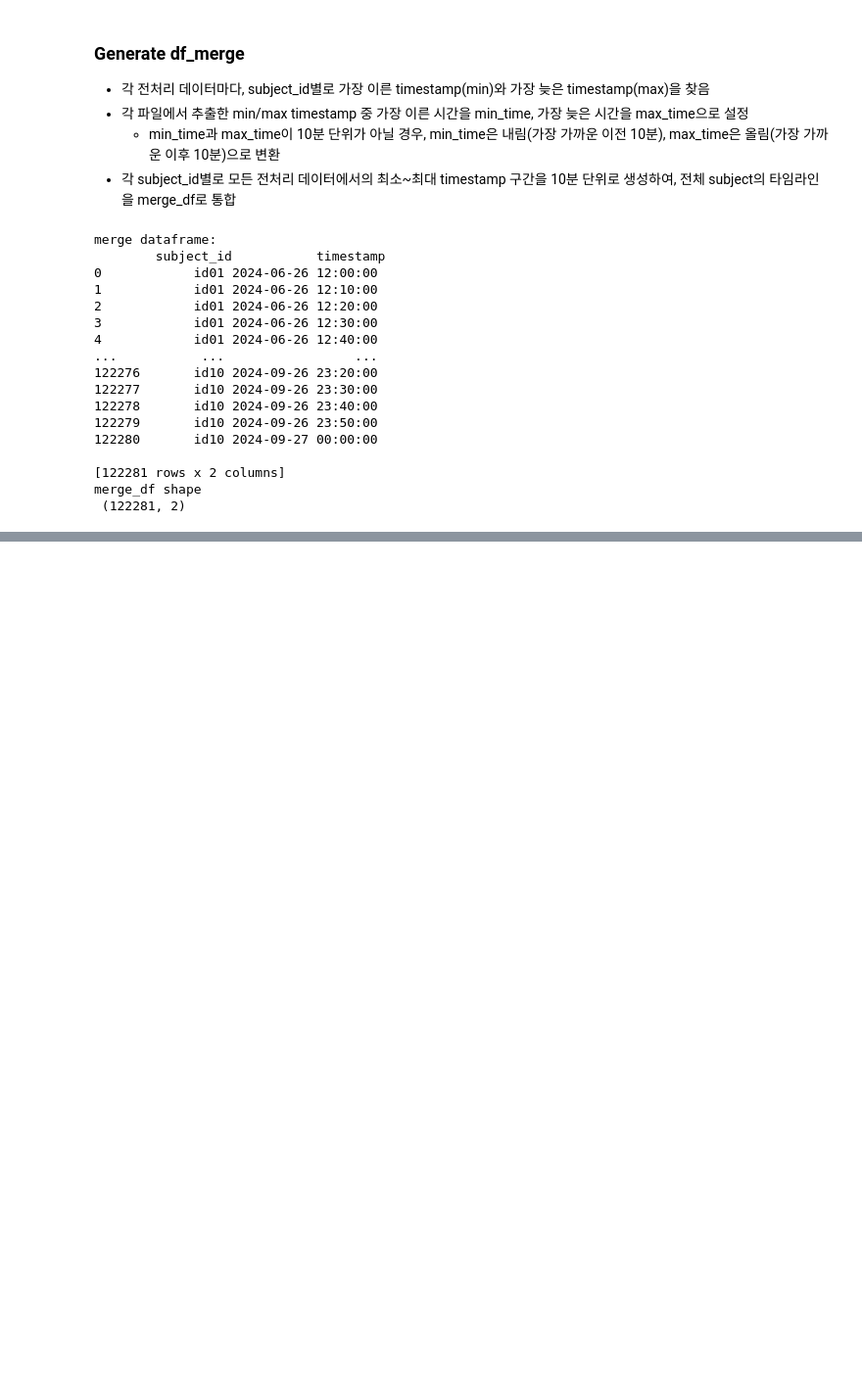
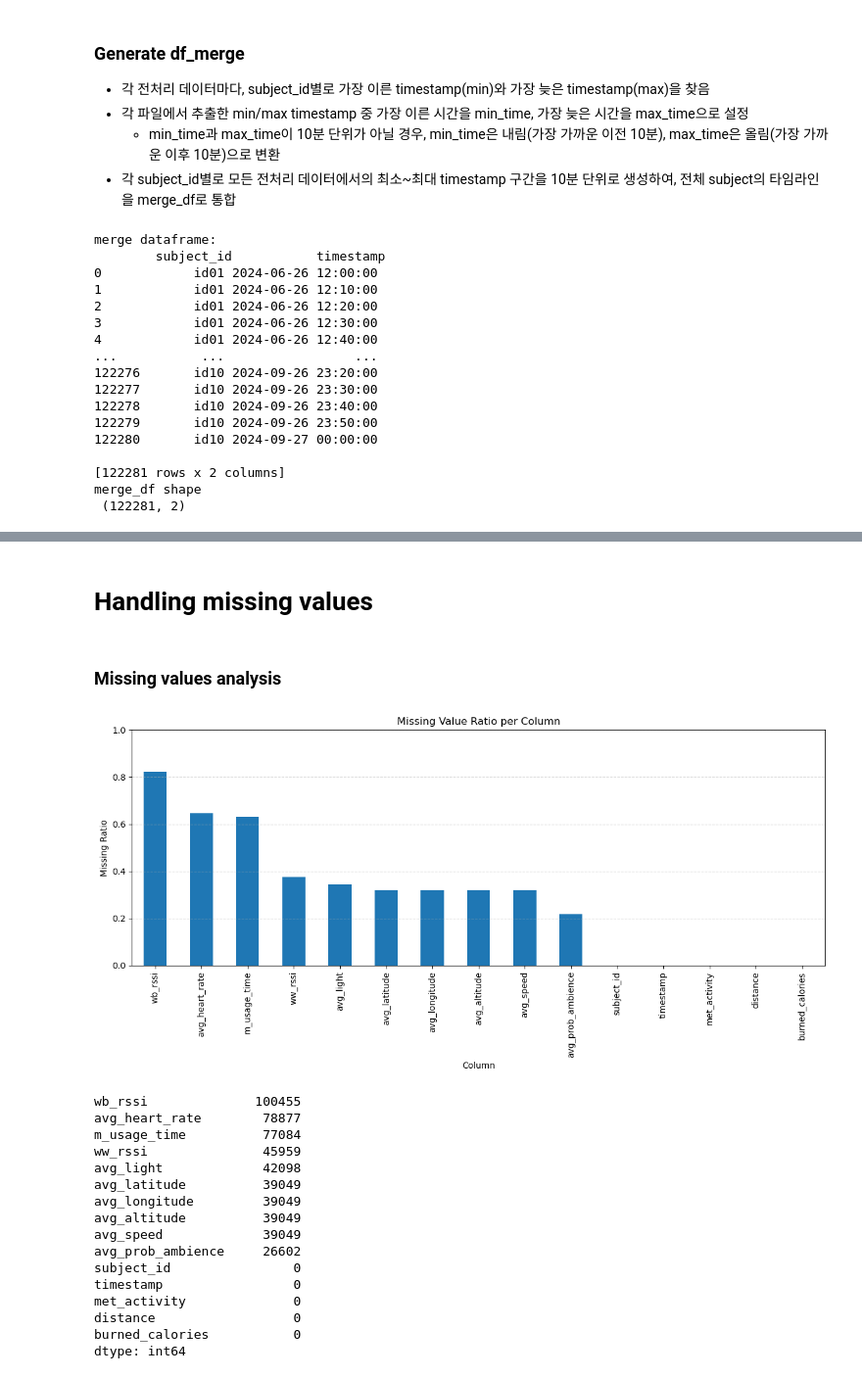
Before and after one commit to migreeni/ETRI_DS, a Jupyter notebook: Preprocess/Data_preprocess.ipynb, the cells around one changed output, grey strips where cells are left out. Shown at 98% size. Cells and saved outputs as stored; diff of their text form; code cells hidden in the pictures; blank space fills up the shorter version.

Commit message:
Data preprocess complete. zero missing values

```diff
--- a/Preprocess/Data_preprocess.ipynb
+++ b/Preprocess/Data_preprocess.ipynb
@@ -724,0 +820,39 @@ print(merge_df.head(20))
+# %% [markdown]
+# Handling missing values
+# %% [markdown]
+### Missing values analysis
+# %%
+# Missing value analysis
+missing_ratio = merge_df.isnull().mean()
+
+# Graphical representation of missing values
+plt.figure(figsize=(12, 6))
+missing_ratio.sort_values(ascending=False).plot(kind='bar')
+plt.title('Missing Value Ratio per Column')
+plt.ylabel('Missing Ratio')
+plt.xlabel('Column')
+plt.ylim(0, 1)
+plt.grid(axis='y', linestyle='--', alpha=0.5)
+plt.tight_layout()
+plt.show()
+
+missing_counts = merge_df.isnull().sum().sort_values(ascending=False)
+print(missing_counts)
+# %% [output]
+[figure, added]
+wb_rssi              100455
+avg_heart_rate        78877
+m_usage_time          77084
+ww_rssi               45959
+avg_light             42098
+avg_latitude          39049
+avg_longitude         39049
+avg_altitude          39049
+avg_speed             39049
+avg_prob_ambience     26602
+subject_id                0
+timestamp                 0
+met_activity              0
+distance                  0
+burned_calories           0
+dtype: int64
```
Also changed, not shown: parts of 11 cells of this notebook.
